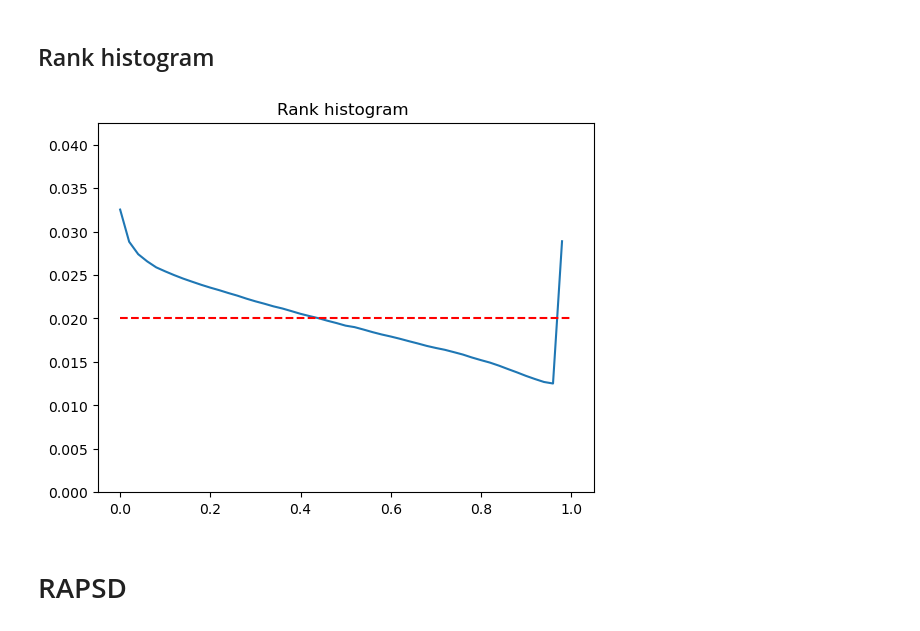
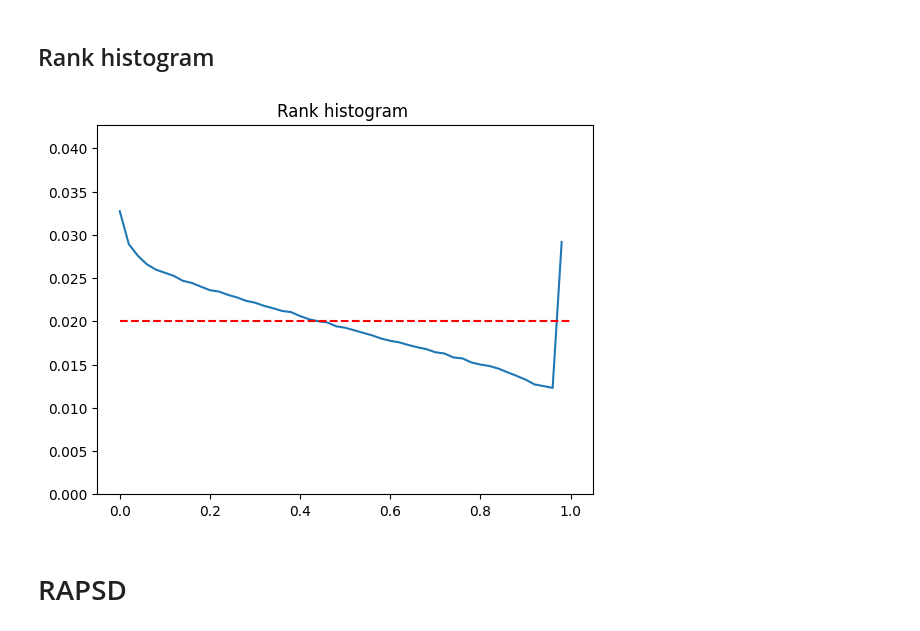
Before and after one commit to mlangguth89/downscaling-cgan, a Jupyter notebook: notebooks/plot_cgan_metrics.ipynb, the cells around one changed output. Drawn from its saved outputs; the diff is of its cells as text; code cells hidden in the pictures.

```diff
--- a/notebooks/plot_cgan_metrics.ipynb
+++ b/notebooks/plot_cgan_metrics.ipynb
@@ -22,7 +22,7 @@ from matplotlib.colors import ListedColormap, BoundaryNorm
 HOME = Path(os.getcwd()).parents[0]
 
 sys.path.insert(1, str(HOME))
-log_folder = '/user/work/uz22147/logs/cgan/38fba564f1c9852b/n1000_201806-201905_e50'
+log_folder = '/home/uz22147/repos/downscaling-cgan'
 
 from dsrnngan.plots import plot_precip
 from dsrnngan.data import denormalise
@@ -144,18 +170,30 @@ for k, v in special_areas.items():
 # %% [markdown]
 ## Rank histogram
 # %%
+rng = np.random.default_rng()
+noise_factor = 1e-6
+n_samples = 100
+
+temp_truth = np.repeat(truth_array[:n_samples, :, : ,None].copy(), samples_gen_array.shape[-1], axis=-1)
+temp_samples = samples_gen_array[:n_samples, :, :, :].copy()
+
+temp_truth += rng.random(size=temp_truth.shape, dtype=np.float32)*noise_factor
+temp_samples += rng.random(size=temp_samples.shape, dtype=np.float32)*noise_factor
+
+ranks = np.sum(temp_truth > temp_samples, axis=-1)
+
 fig, ax = plt.subplots(1,1)
-(h, _) = np.histogram(ranks_dict['ranks'], bins=50)
+(h, _) = np.histogram(ranks.flatten(), bins=50)
 h = h / h.sum()
 ax.plot(h)
 ax.hlines(1/50, 0, 50, linestyles='dashed', colors=['r'])
 ax.set_xticks(np.arange(0, 51, 10))
 ax.set_xticklabels(np.round(np.arange(0, 1.2, 0.2), 1))
 ax.set_ylim([0, max(h)+0.01])
 ax.set_title('Rank histogram ')
 plt.savefig('cgan_metrics/rank_hist.png')
 # %% [output]
-[figure, old version]
+[figure, new version]
 # %% [markdown]
 # RAPSD
 # %%
```
Also changed, not shown: parts of 11 cells of this notebook.
